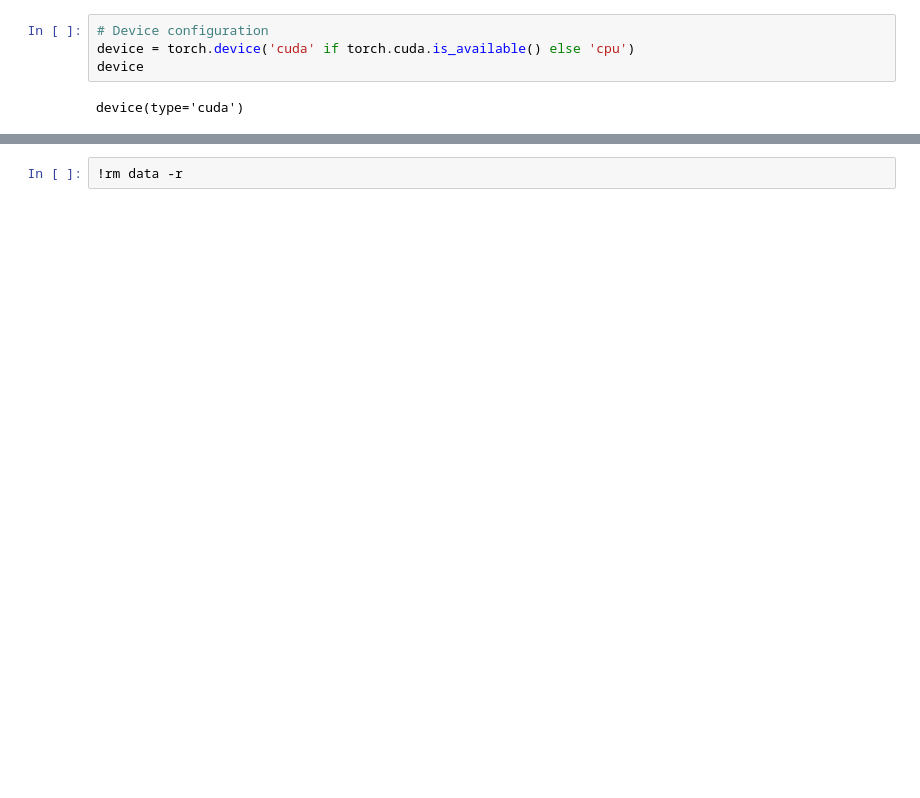
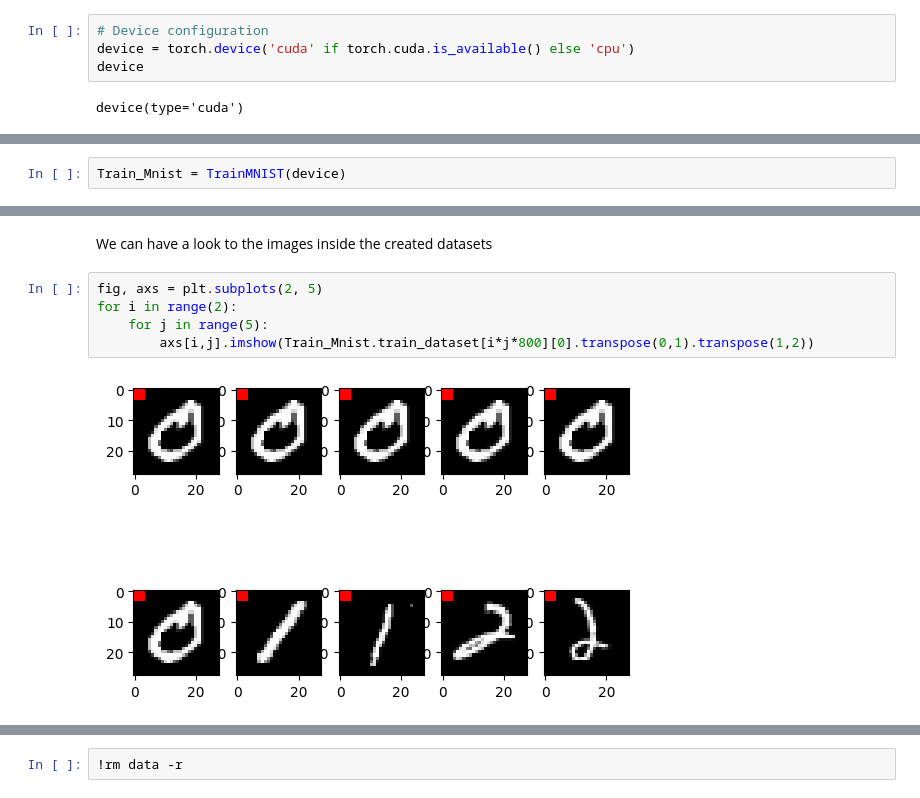
Before and after one commit to Giordano-Cicchetti/MaskTune_NN, a Jupyter notebook: MNIST/mnist_preprocess.ipynb, the cells around one changed output, grey strips where cells are left out. Drawn from its saved outputs; the diff is of its cells as text; blank space fills up the shorter version.

Commit message:
update_notebook_mnist

```diff
--- a/MNIST/mnist_preprocess.ipynb
+++ b/MNIST/mnist_preprocess.ipynb
@@ -92,0 +56,2 @@ plt.imshow(train.train_dataset[7][0].transpose(0,1).transpose(1,2))
+# %%
+Train_Mnist = TrainMNIST(device)
@@ -92,0 +70,9 @@ plt.imshow(train.train_dataset[7][0].transpose(0,1).transpose(1,2))
+# %% [markdown]
+We can have a look to the images inside the created datasets
+# %%
+fig, axs = plt.subplots(2, 5)
+for i in range(2):
+    for j in range(5):
+        axs[i,j].imshow(Train_Mnist.train_dataset[i*j*800][0].transpose(0,1).transpose(1,2))
+# %% [output]
+[figure, added]
```
Also changed, not shown: parts of 22 cells of this notebook, 6 other files.
